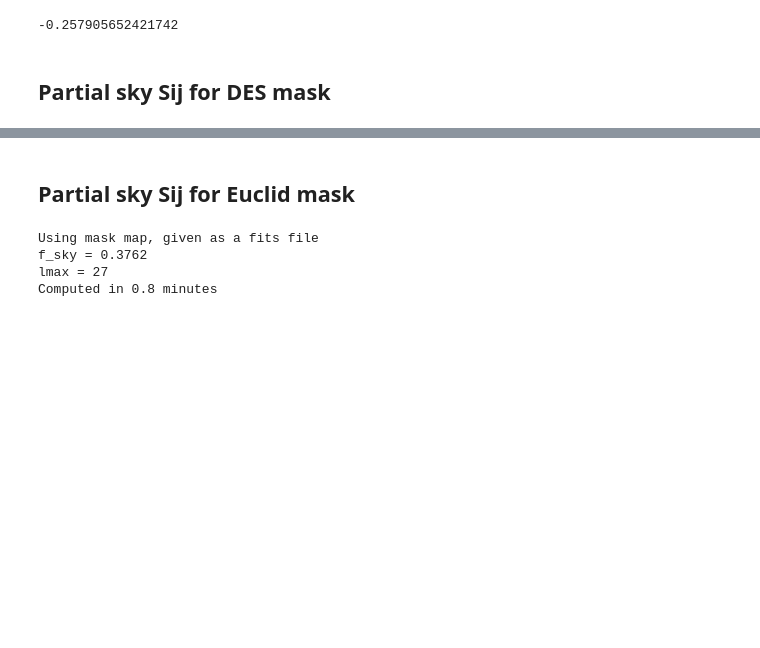
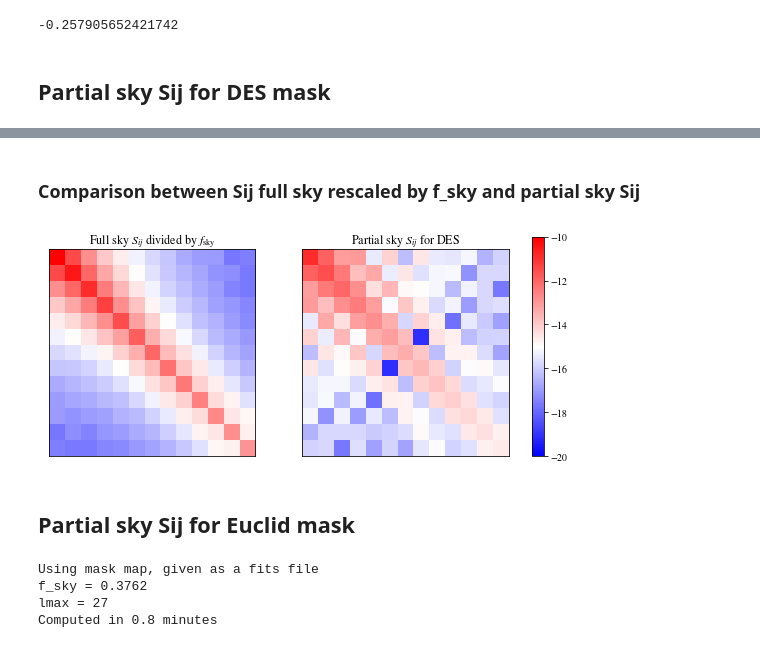
Before and after one commit to fabienlacasa/PySSC, a Jupyter notebook: Partsky_examples.ipynb, the cells around one changed output, grey strips where cells are left out. Cells and saved outputs as stored; diff of their text form; code cells hidden in the pictures; blank space fills up the shorter version.

Commit message:
Comparison full sky rescaled to part sky

```diff
--- a/Partsky_examples.ipynb
+++ b/Partsky_examples.ipynb
@@ -145,3 +145,21 @@ print(correlw_part_DES.min())
+# %% [markdown]
+### Comparison between Sij full sky rescaled by f_sky and partial sky Sij
+# %%
+f_sky = 0.1207
+# Plotting the two matrices
+fig,axes=plt.subplots(nrows=1,ncols=2,figsize=(8,3.5))
+im = axes[0].imshow(np.log(abs(Sijw_full/f_sky)),interpolation='none',cmap='bwr',extent=[zmin,zmax,zmax,zmin],vmin=-20,vmax=-10)
+im2 = axes[1].imshow(np.log(abs(Sijw_part_DES)),interpolation='none',cmap='bwr',extent=[zmin,zmax,zmax,zmin],vmin=-20,vmax=-10)
+for ax in axes:
+    ax.get_xaxis().set_ticks([])
+    ax.get_yaxis().set_ticks([])
+axes[0].set_title(r'Full sky $S_{ij}$ divided by $f_\mathrm{sky}$')
+axes[1].set_title('Partial sky $S_{ij}$ for DES')
+fig.subplots_adjust(left=0.02,bottom=0.08,top=0.9,wspace=0.002)
+cbar_ax = fig.add_axes([0.9, 0.08, 0.02, 0.87])
+c_bar=fig.colorbar(im,cax=cbar_ax,fraction=.5)
+# %% [output]
+[figure, added]
 # %% [markdown]
 ## Partial sky Sij for Euclid mask
 # %%
```
Also changed, not shown: parts of 11 cells of this notebook.
